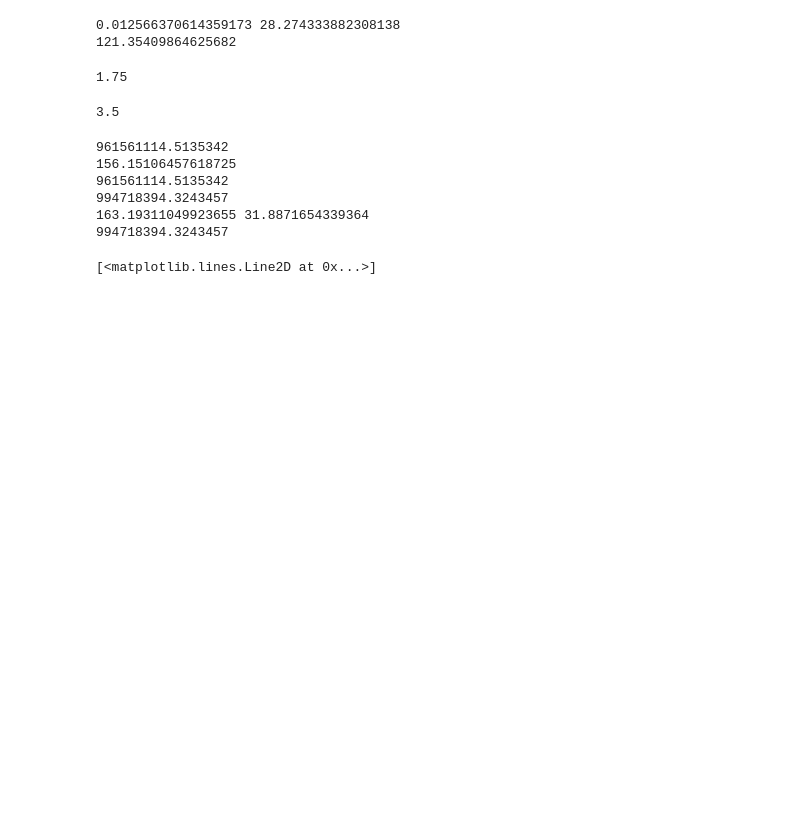
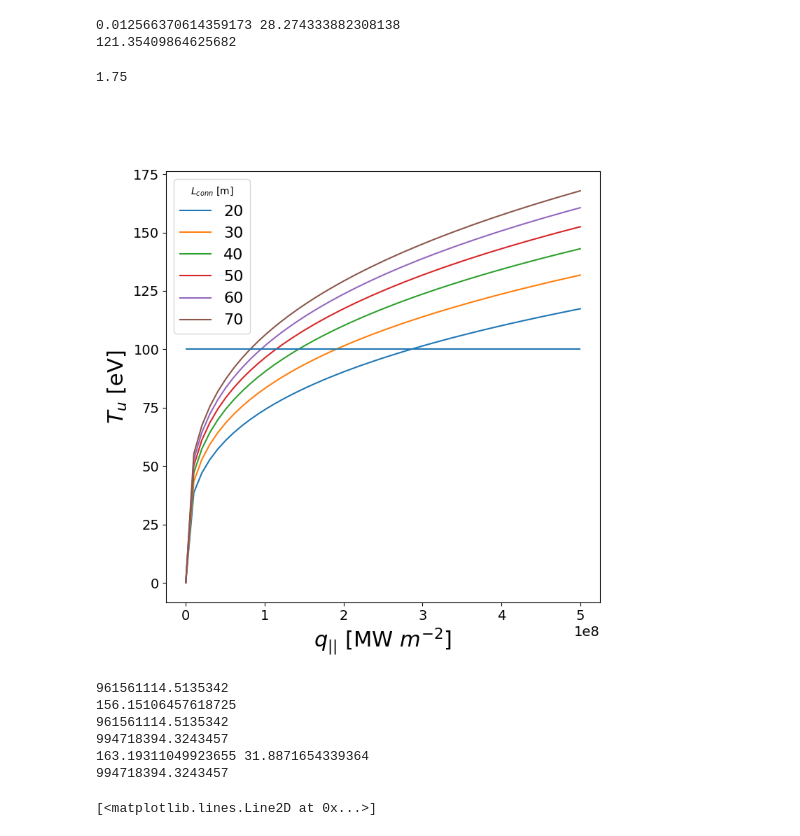
Before and after one commit to fusionby2030/moxie, a Jupyter notebook: experiments/Paper_Docs/Stangeby.ipynb, the cells around one changed output. Drawn from its saved outputs; the diff is of its cells as text; code cells hidden in the pictures; blank space fills up the shorter version.

```diff
--- a/experiments/Paper_Docs/Stangeby.ipynb
+++ b/experiments/Paper_Docs/Stangeby.ipynb
@@ -1,6 +1,18 @@
 # %%
 import numpy as np
 import matplotlib.pyplot as plt
+SMALL_SIZE = 14
+MEDIUM_SIZE = 16
+BIGGER_SIZE = 22
+
+plt.rc('font', size=BIGGER_SIZE)          # controls default text sizes
+plt.rc('axes', titlesize=BIGGER_SIZE)     # fontsize of the axes title
+plt.rc('axes', labelsize=BIGGER_SIZE)    # fontsize of the x and y labels
+plt.rc('xtick', labelsize=SMALL_SIZE)    # fontsize of the tick labels
+plt.rc('ytick', labelsize=SMALL_SIZE)    # fontsize of the tick labels
+plt.rc('legend', fontsize=MEDIUM_SIZE)    # legend fontsize
+plt.rc('figure', titlesize=BIGGER_SIZE)  # fontsize of the figure title
+%matplotlib widget
 # %%
 def upstream_t(s, P_sol, A_q, L_conn, kappa=2000, factor=7/2, T_target=0.0):
     print(P_sol/A_q)
@@ -75,9 +87,21 @@ upstream_t(s, P_sol, area, L_conn, kappa=2000, factor=7/2, T_target=0.0)
 # %% [output]
 1.75
 # %%
-7/2
+def upstream_t(q_parallel, L_conn=30, kappa=2000, factor=7/2):
+    return (factor * ((q_parallel)*(L_conn)) / (kappa))**(2/7)
-# %% [output]
-3.5
+# %%
+q_p = np.linspace(0, 5e8)
+plt.close('all')
+fig = plt.figure(figsize=(8, 8))
+for l in [20, 30, 40, 50, 60, 70]:
+    plt.plot(q_p, upstream_t(q_p, l),label=str(l))
+plt.hlines(100, 0, 5e8)
+plt.legend(title='$L_{conn}$ [m]')
+plt.xlabel('$q_{||}$ [MW $m^{-2}$]')
+plt.ylabel('$T_{u}$ [eV]')
+plt.show()
+# %% [output]
+[figure, added]
 # %%
 P_sol = 10e6
 
```
Also changed, not shown: parts of 4 cells of this notebook, 4 other files.
